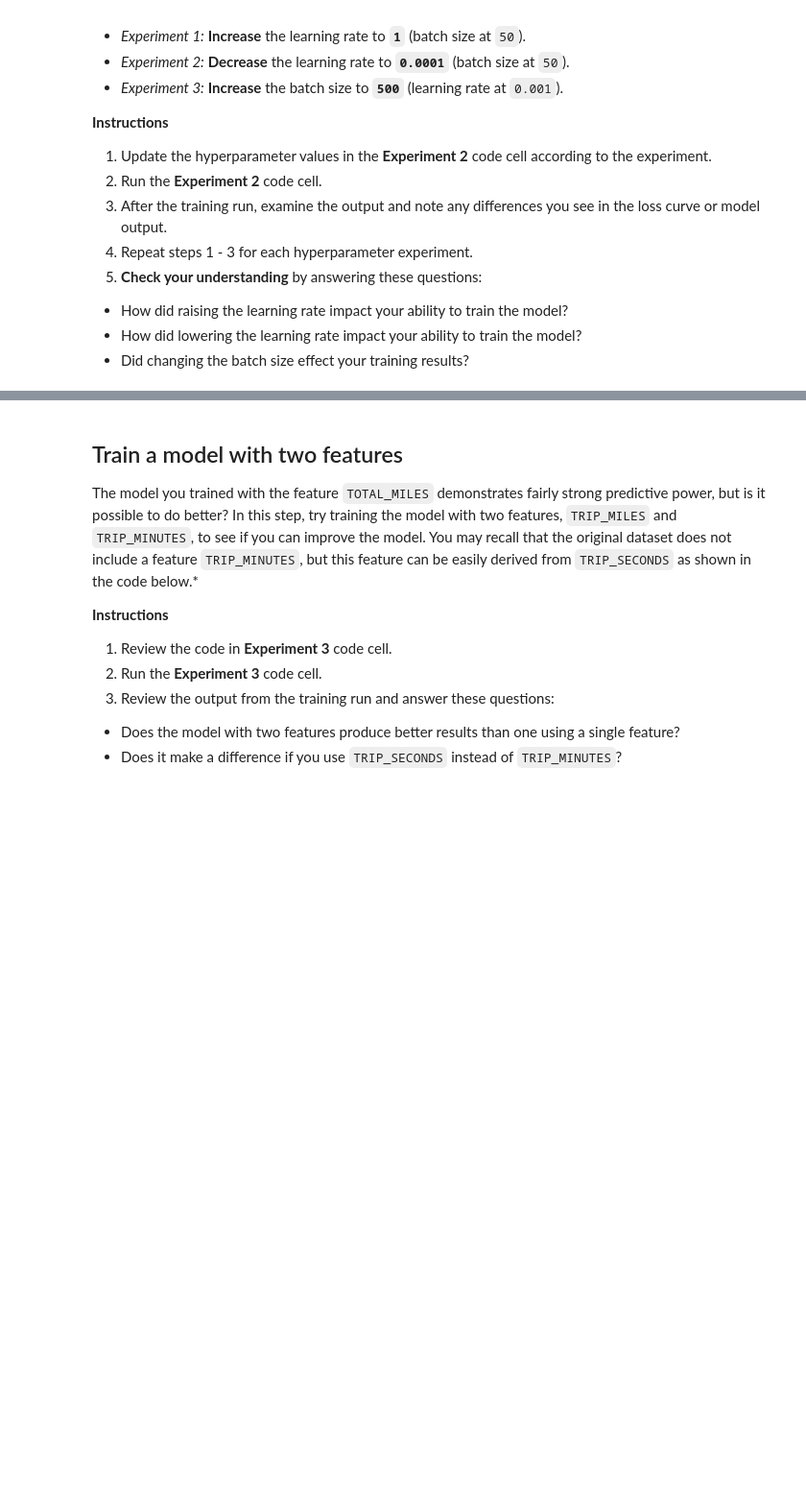
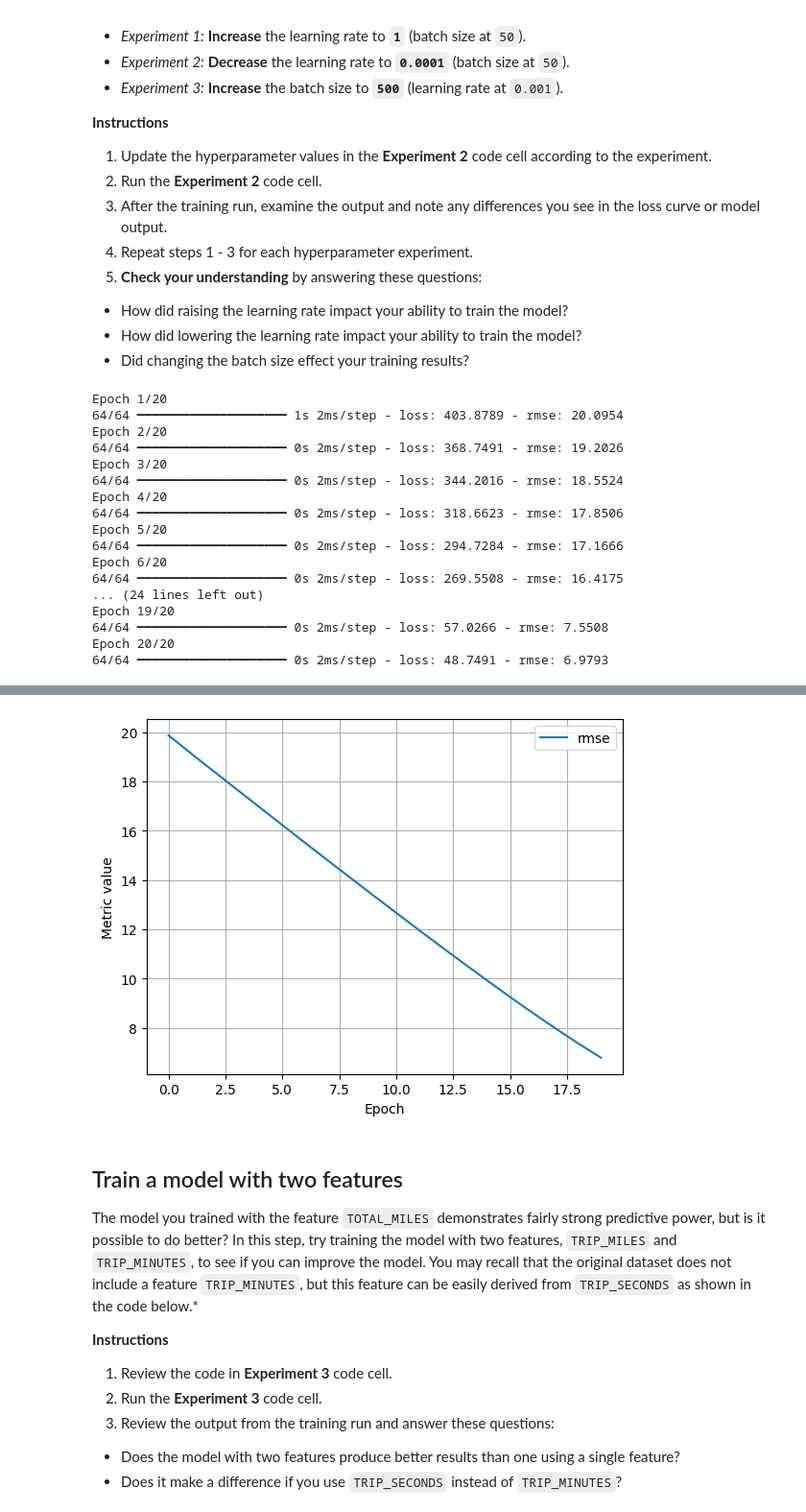
Before and after one commit to CoderProg-droid/CoderProg-droid, a Jupyter notebook: ml/cc/exercises/linear_regression_taxi.ipynb, the cells around one changed output, grey strips where cells are left out. Shown at 96% size. Drawn from its saved outputs; the diff is of its cells as text; code cells hidden in the pictures; blank space fills up the shorter version.

```diff
--- a/ml/cc/exercises/linear_regression_taxi.ipynb
+++ b/ml/cc/exercises/linear_regression_taxi.ipynb
@@ -401,7 +457,7 @@ It is common with machine learning to run multiple experiments to find the best
 settings_2 = ml_edu.experiment.ExperimentSettings(
     learning_rate = 0.001,
     number_epochs = 20,
-    batch_size = 50,
+    batch_size = 500,
     input_features = ['TRIP_MILES']
 )
 
@@ -413,3 +469,21 @@ experiment_2 = train_model('one_feature_hyper', model_2, training_df, 'FARE', se
 
 ml_edu.results.plot_experiment_metrics(experiment_2, ['rmse'])
 ml_edu.results.plot_model_predictions(experiment_2, training_df, 'FARE')
+# %% [output]
+Epoch 1/20
+64/64 ━━━━━━━━━━━━━━━━━━━━ 1s 2ms/step - loss: 403.8789 - rmse: 20.0954
+Epoch 2/20
+64/64 ━━━━━━━━━━━━━━━━━━━━ 0s 2ms/step - loss: 368.7491 - rmse: 19.2026
+Epoch 3/20
+64/64 ━━━━━━━━━━━━━━━━━━━━ 0s 2ms/step - loss: 344.2016 - rmse: 18.5524
+Epoch 4/20
+64/64 ━━━━━━━━━━━━━━━━━━━━ 0s 2ms/step - loss: 318.6623 - rmse: 17.8506
+Epoch 5/20
+64/64 ━━━━━━━━━━━━━━━━━━━━ 0s 2ms/step - loss: 294.7284 - rmse: 17.1666
+Epoch 6/20
+64/64 ━━━━━━━━━━━━━━━━━━━━ 0s 2ms/step - loss: 269.5508 - rmse: 16.4175
+... (24 lines left out)
+Epoch 19/20
+64/64 ━━━━━━━━━━━━━━━━━━━━ 0s 2ms/step - loss: 57.0266 - rmse: 7.5508
+Epoch 20/20
+64/64 ━━━━━━━━━━━━━━━━━━━━ 0s 2ms/step - loss: 48.7491 - rmse: 6.9793
@@ -416,3 +493,4 @@ ml_edu.results.plot_model_predictions(experiment_2, training_df, 'FARE')
+[figure, added]
 # %%
 #@title Double-click to view answers for hyperparameter experiments
 
```
Also changed, not shown: parts of 8 cells of this notebook.
